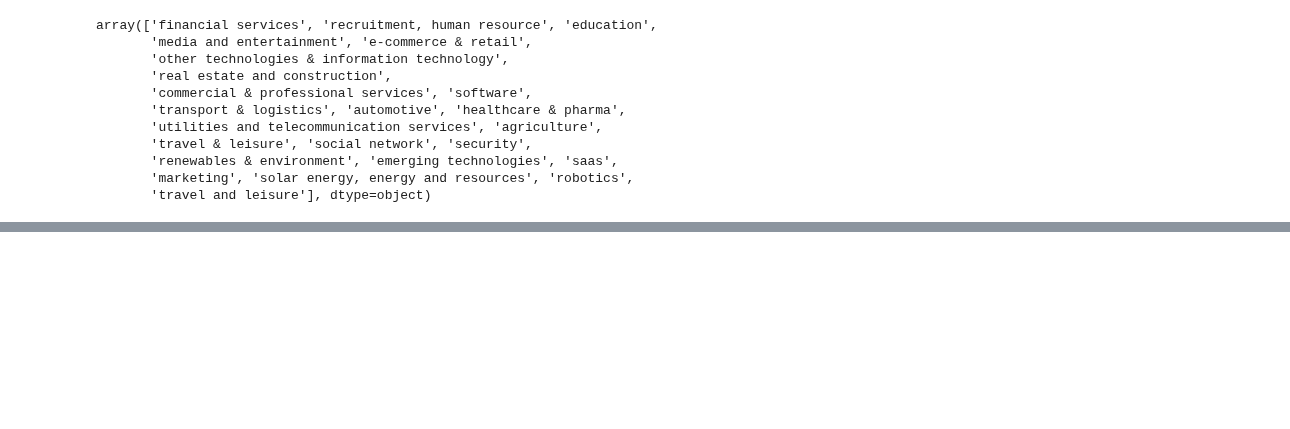
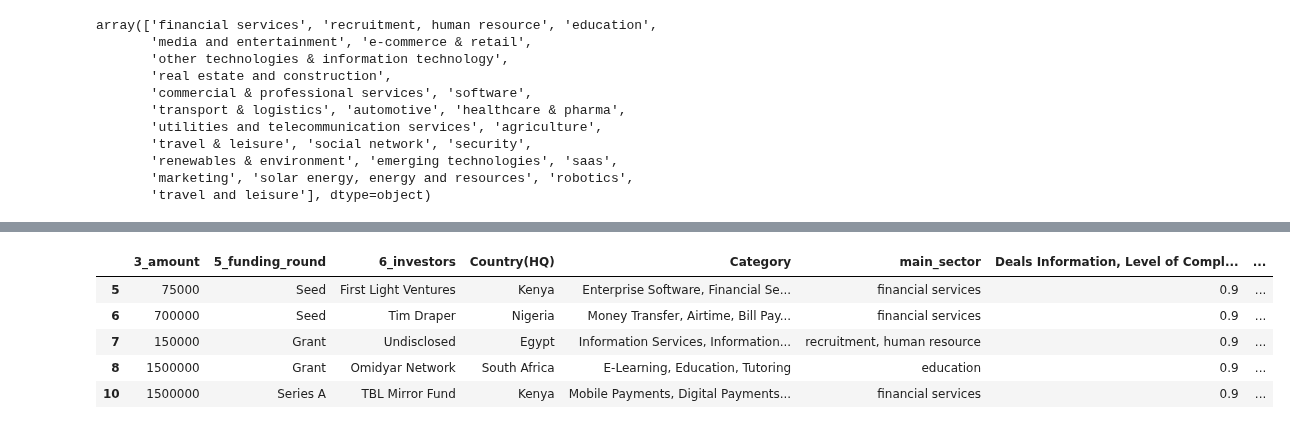
Before and after one commit to masete/Digest-Africa, a Jupyter notebook: Initial model/Digest_NN_pred_investor.ipynb, the cells around one changed output, grey strips where cells are left out. Saved outputs shown, nothing was run; the diff lists cells and outputs as text; code cells hidden in the pictures; blank space fills up the shorter version.

```diff
--- a/Initial model/Digest_NN_pred_investor.ipynb
+++ b/Initial model/Digest_NN_pred_investor.ipynb
@@ -371,0 +407,9 @@ df_deals['funding_round_encoded'] = df_deals['5_funding_round'].apply(lambda x:
+# %%
+df_deals.head()
+# %% [output]
+|  | 3_amount | 5_funding_round | 6_investors | Country(HQ) | Category | main_sector | Deals Information, Level of Compl... | ... |
+| 5 | 75000 | Seed | First Light Ventures | Kenya | Enterprise Software, Financial Se... | financial services | 0.9 | ... |
+| 6 | 700000 | Seed | Tim Draper | Nigeria | Money Transfer, Airtime, Bill Pay... | financial services | 0.9 | ... |
+| 7 | 150000 | Grant | Undisclosed | Egypt | Information Services, Information... | recruitment, human resource | 0.9 | ... |
+| 8 | 1500000 | Grant | Omidyar Network | South Africa | E-Learning, Education, Tutoring | education | 0.9 | ... |
+| 10 | 1500000 | Series A | TBL Mirror Fund | Kenya | Mobile Payments, Digital Payments... | financial services | 0.9 | ... |
```
Also changed, not shown: parts of 5 cells of this notebook.
